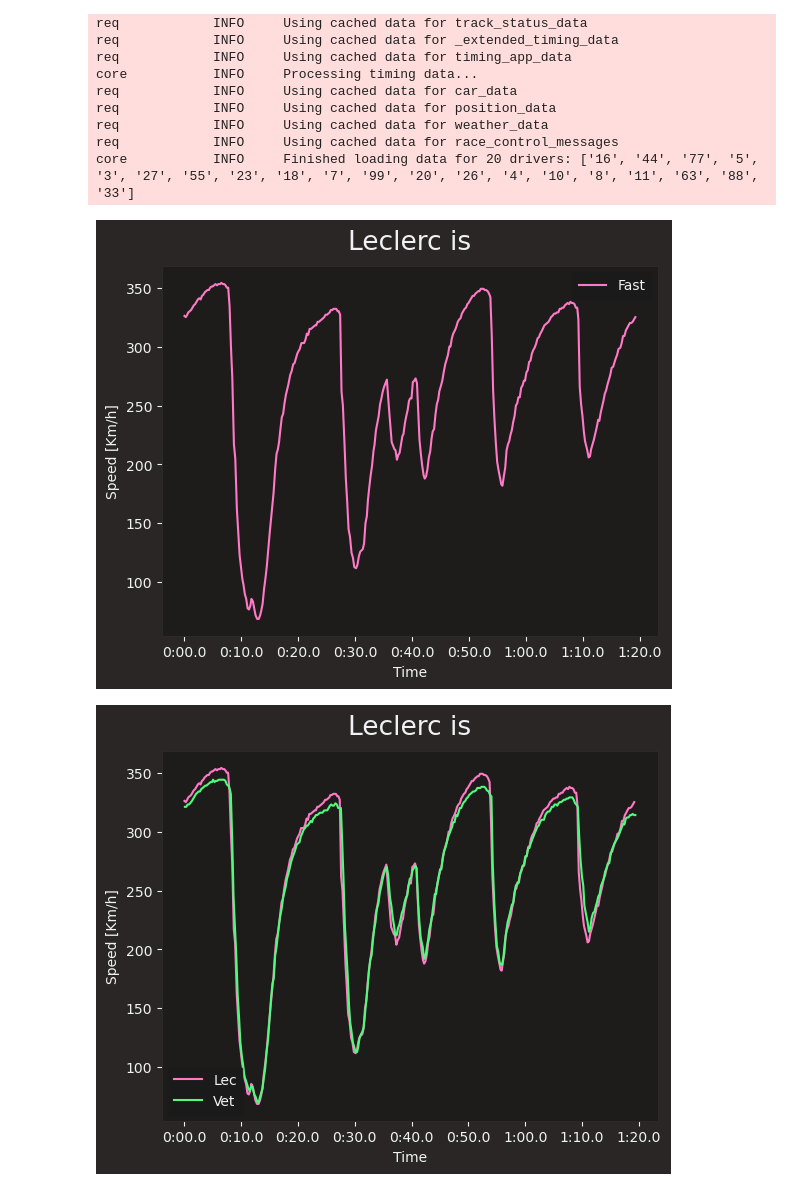
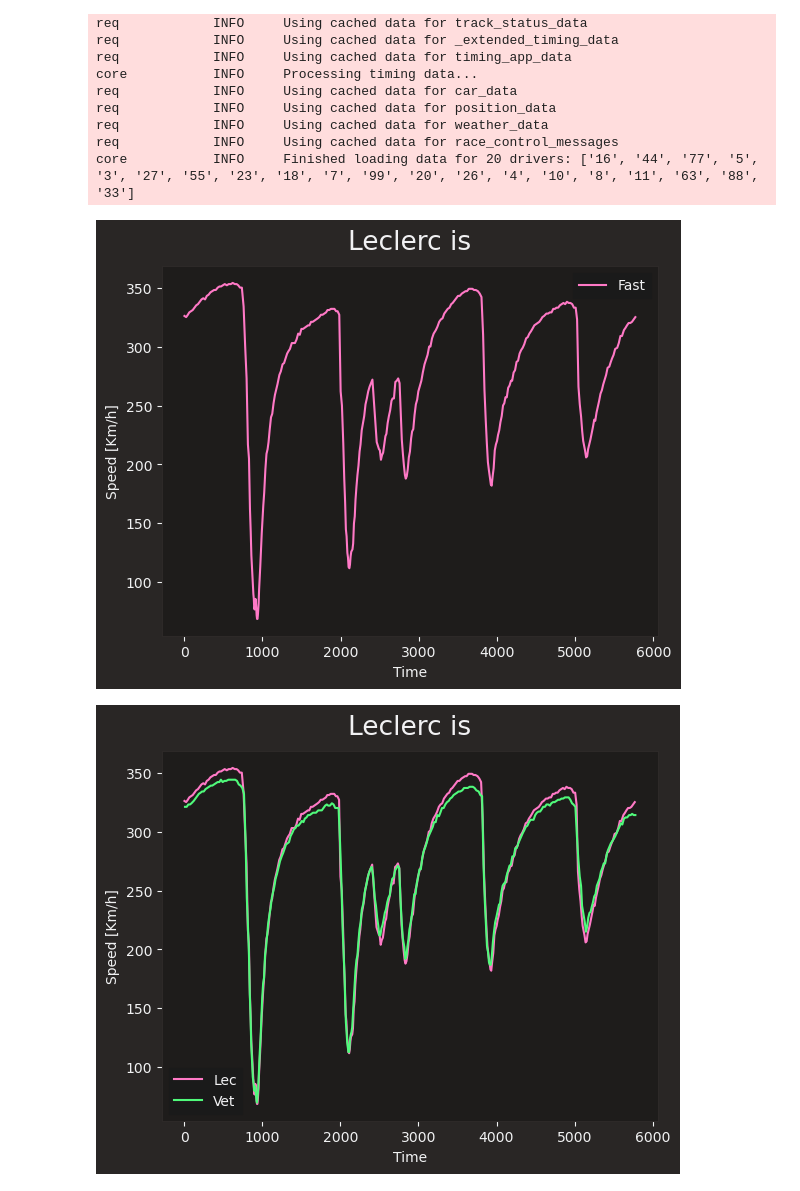
Before and after one commit to elijahmccauley/f1_tire_deg, a Jupyter notebook: FastF1Test.ipynb, the cells around one changed output. Saved outputs shown, nothing was run; the diff lists cells and outputs as text; code cells hidden in the pictures.

```diff
--- a/FastF1Test.ipynb
+++ b/FastF1Test.ipynb
@@ -28,7 +28,7 @@ req            INFO     Using cached data for race_control_messages
 core           INFO     Finished loading data for 20 drivers: ['16', '44', '77', '5', '3', '27', '55', '23', '18', '7', '99', '20', '26', '4', '10', '8', '11', '63', '88', '33']
 # %%
 fastf1.plotting.setup_mpl(color_scheme="fastf1")
-t_lec = lec_car_data["Time"]
+t_lec = lec_car_data["Distance"]
 vCar_lec = lec_car_data['Speed']
 fig, ax = plt.subplots()
 ax.plot(t_lec, vCar_lec, label='Fast')
@@ -38,19 +38,19 @@ ax.set_title('Leclerc is')
 ax.legend()
 plt.show()
 # %% [output]
-[figure, old version]
+[figure, new version]
 # %%
 vettel_fast = session.laps.pick_drivers('VET').pick_fastest()
 vet_car_data = vettel_fast.get_car_data().add_distance()
-t_vet = vet_car_data['Time']
+t_vet = vet_car_data['Distance']
 vCar_vet = vet_car_data['Speed']
 fig, ax1 = plt.subplots()
 ax1.plot(t_lec, vCar_lec, label='Lec')
 ax1.plot(t_vet, vCar_vet, label='Vet')
 ax1.set_xlabel('Time')
 ax1.set_ylabel('Speed [Km/h]')
 ax1.set_title('Leclerc is')
 ax1.legend()
 plt.show()
 # %% [output]
-[figure, old version]
+[figure, new version]
```
Also changed, not shown: parts of 1 cell of this notebook.
